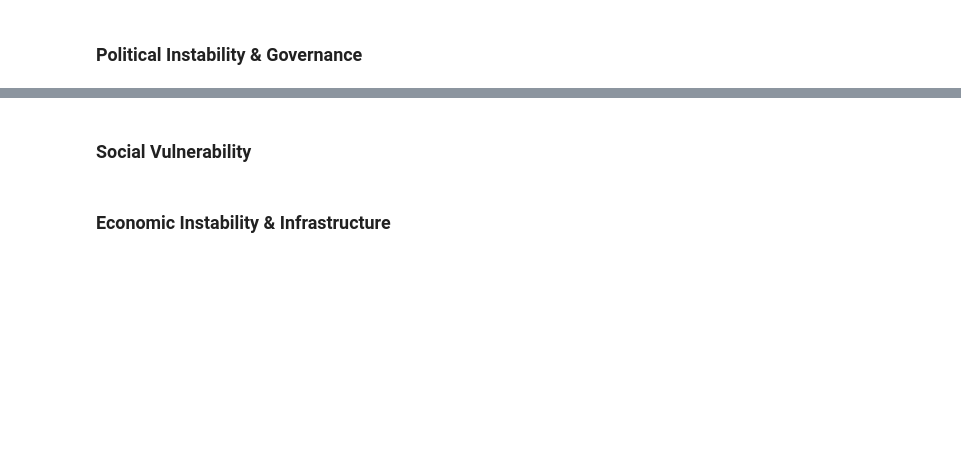
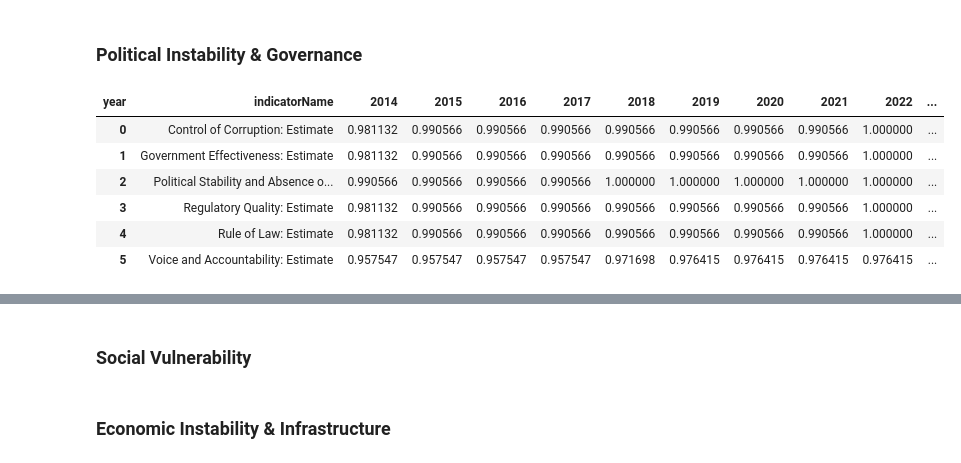
Before and after one commit to arth3mis/global-societal-endangerment-index, a Jupyter notebook: 2.1_data_preprocessing.ipynb, the cells around one changed output, grey strips where cells are left out. Saved outputs shown, nothing was run; the diff lists cells and outputs as text; code cells hidden in the pictures; blank space fills up the shorter version.

Commit message:
Refactor indicator loading code

```diff
--- a/composite_index.ipynb
+++ b/2.1_data_preprocessing.ipynb
@@ -68,7 +60,8 @@ def transpose_world_bank_data(wb_df, year_range):
     Transpose World Bank data from long to wide format.
     """
     # clean up rows
-    codes_to_remove = ['CHI','XKX',
+    # drop ANT, CHI, XKX because mapping them to another country would produce duplicate country rows that are very complicated to merge
+    codes_to_remove = ['ANT','CHI','XKX',
     'AFE','AFW','ARB','CSS','CEB','EAR','EAS','EAP','TEA','EMU','ECS','ECA','TEC','EUU','FCS','HPC','HIC','IBD','IBT','IDB','IDX','IDA','LTE','LCN','LAC','TLA','LDC','LMY','LIC','LMC','MEA','MNA','TMN','MIC','NAC','INX','OED','OSS','PSS','PST','PRE','SST','SAS','TSA','SSF','SSA','TSS','UMC','WLD']
     wb_df = wb_df[~wb_df['Country Code'].isin(codes_to_remove)]
     wb_df = wb_df[~wb_df['Country Name'].str.contains("Data from", na=False)]
@@ -317,3 +278,16 @@ env_data
 ### Political Instability & Governance
 # %%
 # Governance Quality
+
+wb_gov = pd.read_csv('data/Worldbank_governance.csv')
+wb_gov = transpose_world_bank_data(wb_gov, range(2014, 2024))
+
+indicator_yearly_availability(wb_gov)
+# %% [output]
+| year | indicatorName | 2014 | 2015 | 2016 | 2017 | 2018 | 2019 | 2020 | 2021 | 2022 | ... |
+| 0 | Control of Corruption: Estimate | 0.981132 | 0.990566 | 0.990566 | 0.990566 | 0.990566 | 0.990566 | 0.990566 | 0.990566 | 1.000000 | ... |
+| 1 | Government Effectiveness: Estimate | 0.981132 | 0.990566 | 0.990566 | 0.990566 | 0.990566 | 0.990566 | 0.990566 | 0.990566 | 1.000000 | ... |
+| 2 | Political Stability and Absence o... | 0.990566 | 0.990566 | 0.990566 | 0.990566 | 1.000000 | 1.000000 | 1.000000 | 1.000000 | 1.000000 | ... |
+| 3 | Regulatory Quality: Estimate | 0.981132 | 0.990566 | 0.990566 | 0.990566 | 0.990566 | 0.990566 | 0.990566 | 0.990566 | 1.000000 | ... |
+| 4 | Rule of Law: Estimate | 0.981132 | 0.990566 | 0.990566 | 0.990566 | 0.990566 | 0.990566 | 0.990566 | 0.990566 | 1.000000 | ... |
+| 5 | Voice and Accountability: Estimate | 0.957547 | 0.957547 | 0.957547 | 0.957547 | 0.971698 | 0.976415 | 0.976415 | 0.976415 | 0.976415 | ... |
```
Also changed, not shown: parts of 12 cells of this notebook, 1 other file.
